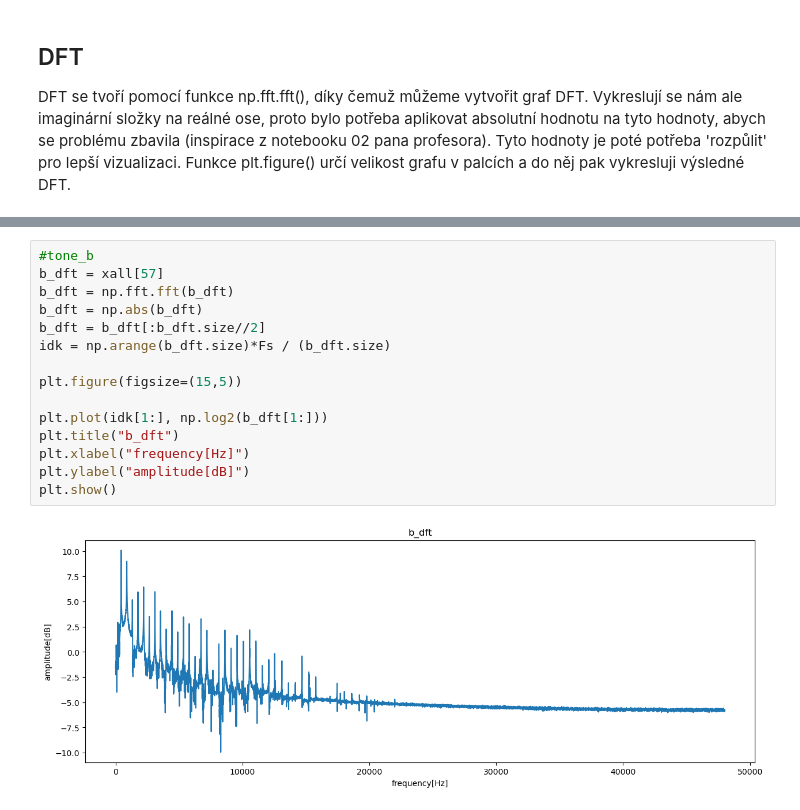
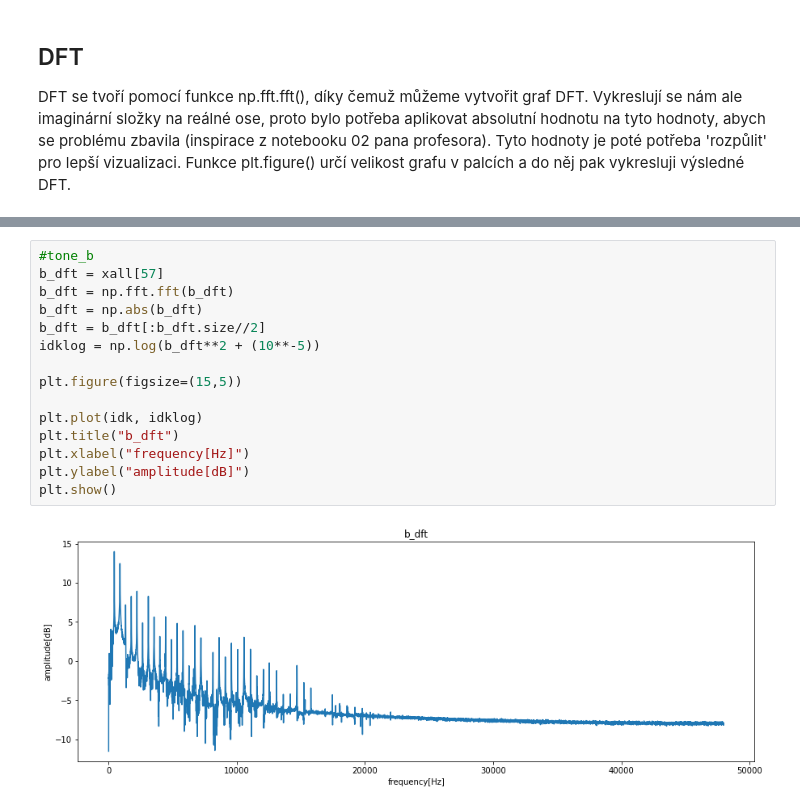
Before and after one commit to jirmusovic/Signaly-a-systemy, a Jupyter notebook: py/proj.ipynb, the cells around one changed output, grey strips where cells are left out. Cells and saved outputs as stored; diff of their text form.

```diff
--- a/py/proj.ipynb
+++ b/py/proj.ipynb
@@ -90,20 +91,20 @@ plt.show()
 # %%
 #tone_b
 b_dft = xall[57]
 b_dft = np.fft.fft(b_dft)
 b_dft = np.abs(b_dft)
 b_dft = b_dft[:b_dft.size//2]
-idk = np.arange(b_dft.size)*Fs / (b_dft.size)
+idklog = np.log(b_dft**2 + (10**-5))
 
 plt.figure(figsize=(15,5))
 
-plt.plot(idk[1:], np.log2(b_dft[1:]))
+plt.plot(idk, idklog)
 plt.title("b_dft")
 plt.xlabel("frequency[Hz]")
 plt.ylabel("amplitude[dB]")
 plt.show()
 # %% [output]
-[figure, old version]
+[figure, new version]
 # %%
 #tone_c
 c_dft = xall[82]
```
Also changed, not shown: parts of 14 cells of this notebook, 2 other files.
